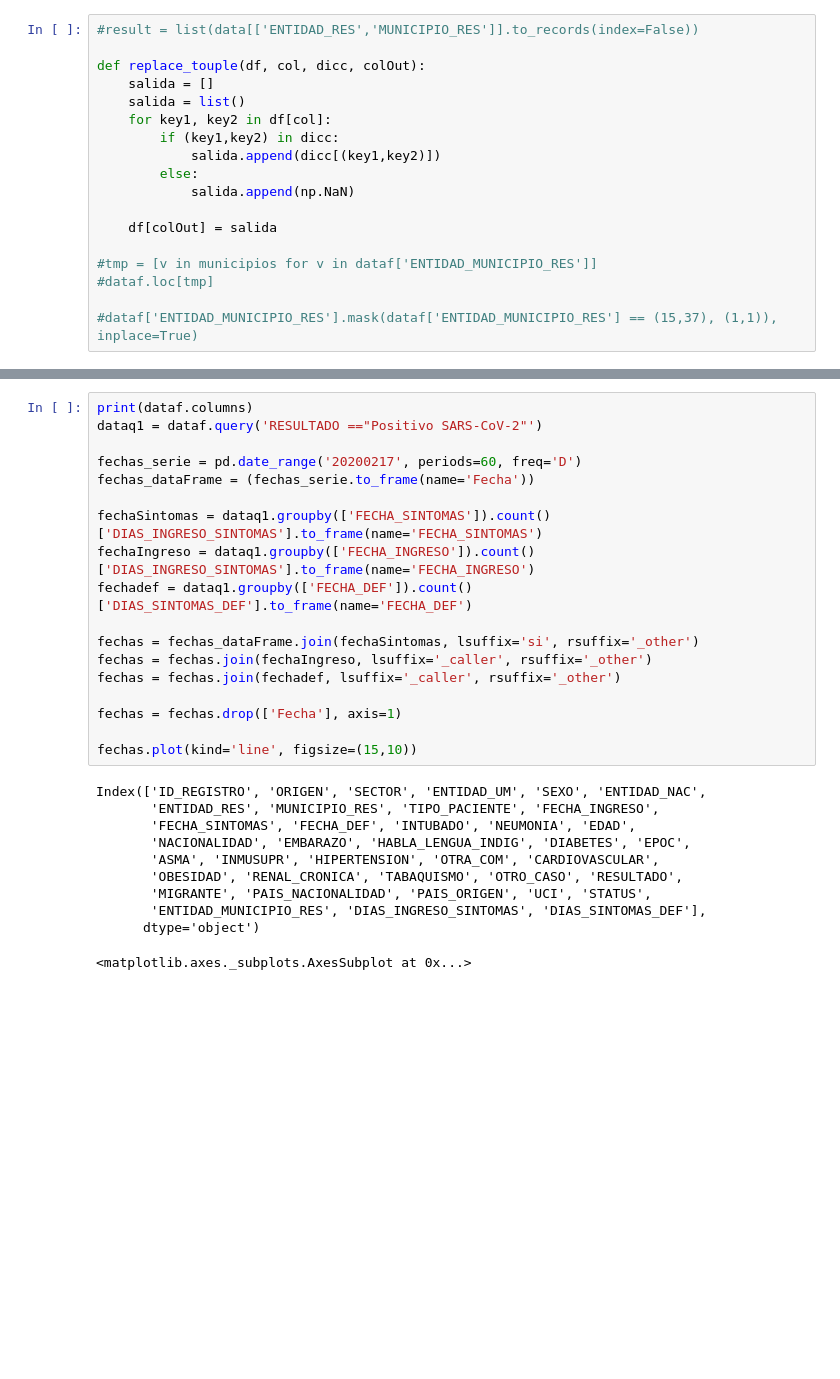
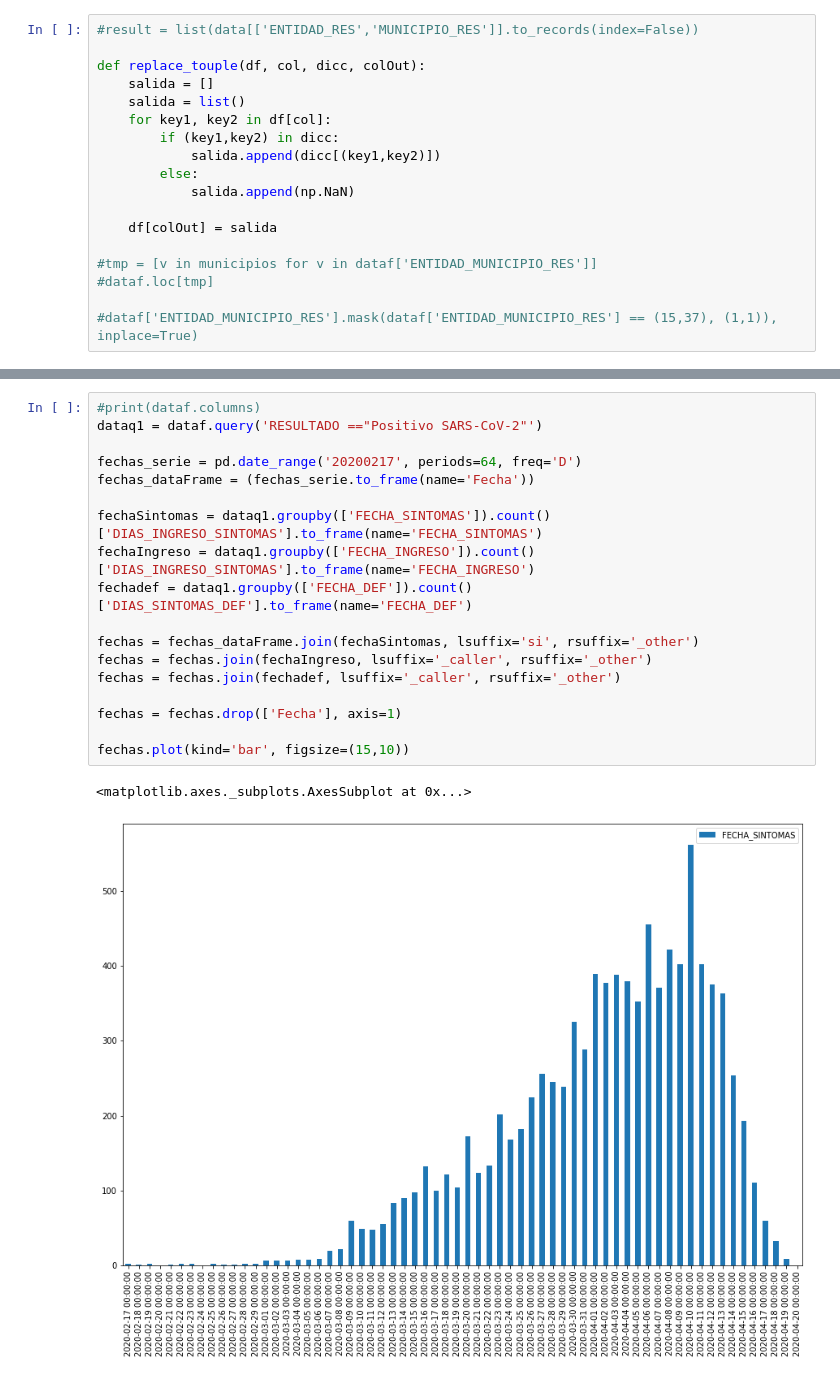
Before and after one commit to jjmaguayo/PruebasPython, a Jupyter notebook: LecturaCSV.ipynb, the cells around one changed output, grey strips where cells are left out. Cells and saved outputs as stored; diff of their text form; blank space fills up the shorter version.

```diff
--- a/LecturaCSV.ipynb
+++ b/LecturaCSV.ipynb
@@ -126,31 +126,23 @@ dataf.head()
 5 rows × 38 columns
 # %%
-print(dataf.columns)
+#print(dataf.columns)
 dataq1 = dataf.query('RESULTADO =="Positivo SARS-CoV-2"')
 
-fechas_serie = pd.date_range('20200217', periods=60, freq='D')
+fechas_serie = pd.date_range('20200217', periods=64, freq='D')
 fechas_dataFrame = (fechas_serie.to_frame(name='Fecha'))
 
 fechaSintomas = dataq1.groupby(['FECHA_SINTOMAS']).count()['DIAS_INGRESO_SINTOMAS'].to_frame(name='FECHA_SINTOMAS')
 fechaIngreso = dataq1.groupby(['FECHA_INGRESO']).count()['DIAS_INGRESO_SINTOMAS'].to_frame(name='FECHA_INGRESO')
 fechadef = dataq1.groupby(['FECHA_DEF']).count()['DIAS_SINTOMAS_DEF'].to_frame(name='FECHA_DEF')
 
 fechas = fechas_dataFrame.join(fechaSintomas, lsuffix='si', rsuffix='_other')
 fechas = fechas.join(fechaIngreso, lsuffix='_caller', rsuffix='_other')
 fechas = fechas.join(fechadef, lsuffix='_caller', rsuffix='_other')
 
 fechas = fechas.drop(['Fecha'], axis=1)
 
-fechas.plot(kind='line', figsize=(15,10))
+fechas.plot(kind='bar', figsize=(15,10))
 # %% [output]
-Index(['ID_REGISTRO', 'ORIGEN', 'SECTOR', 'ENTIDAD_UM', 'SEXO', 'ENTIDAD_NAC',
-       'ENTIDAD_RES', 'MUNICIPIO_RES', 'TIPO_PACIENTE', 'FECHA_INGRESO',
-       'FECHA_SINTOMAS', 'FECHA_DEF', 'INTUBADO', 'NEUMONIA', 'EDAD',
-       'NACIONALIDAD', 'EMBARAZO', 'HABLA_LENGUA_INDIG', 'DIABETES', 'EPOC',
-       'ASMA', 'INMUSUPR', 'HIPERTENSION', 'OTRA_COM', 'CARDIOVASCULAR',
-       'OBESIDAD', 'RENAL_CRONICA', 'TABAQUISMO', 'OTRO_CASO', 'RESULTADO',
-       'MIGRANTE', 'PAIS_NACIONALIDAD', 'PAIS_ORIGEN', 'UCI', 'STATUS',
-       'ENTIDAD_MUNICIPIO_RES', 'DIAS_INGRESO_SINTOMAS', 'DIAS_SINTOMAS_DEF'],
-      dtype='object')
+<matplotlib.axes._subplots.AxesSubplot at 0x...>
-<matplotlib.axes._subplots.AxesSubplot at 0x...>
+[figure, added]
 # %%
```
Also changed, not shown: parts of 8 cells of this notebook, 2 other files.
